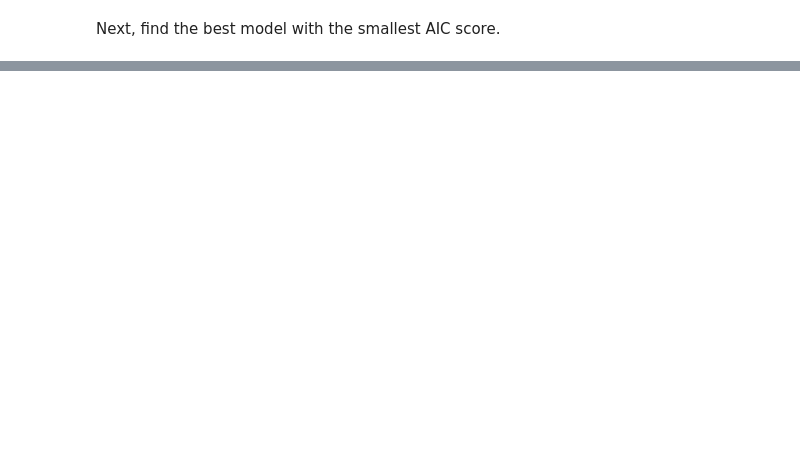
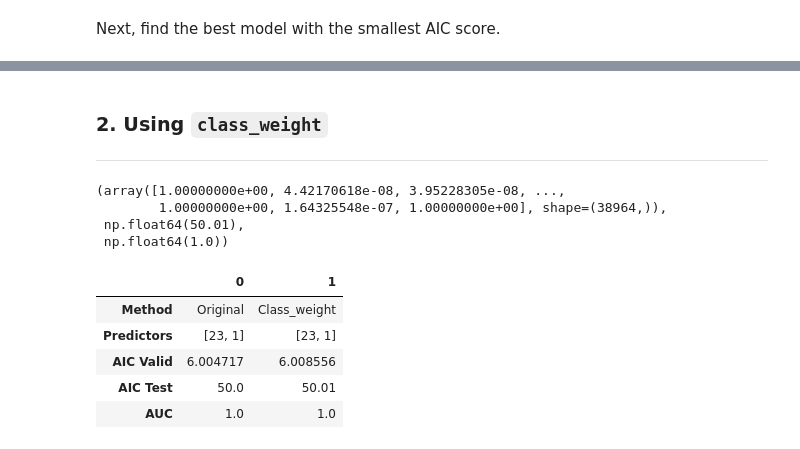
Before and after one commit to axeltanjung/airline_pessengger_sentiment, a Jupyter notebook: notebook/airline_pred.ipynb, the cells around one changed output, grey strips where cells are left out. Saved outputs shown, nothing was run; the diff lists cells and outputs as text; code cells hidden in the pictures; blank space fills up the shorter version.

```diff
--- a/notebook/airline_pred.ipynb
+++ b/notebook/airline_pred.ipynb
@@ -2025,0 +2138,7 @@ Next, find the best model with the smallest AIC score.
+# %%
+y_pred_test, aic_test, auc = predict_test(X_test = X_test,
+                                          y_test = y_test,
+                                          model = best_model_ori,
+                                          predictors = best_predictors)
+
+y_pred_test, aic_test, auc
@@ -2025,0 +2150,10 @@ Next, find the best model with the smallest AIC score.
+# %%
+# Summarize in a table
+model_eval = pd.Series({'Method': 'Original',
+                        'Predictors' : best_predictors,
+                        'AIC Valid': best_AIC,
+                        'AIC Test' : aic_test,
+                        'AUC' : auc})
+
+model_eval = model_eval.to_frame()
+model_eval
@@ -2025,0 +2174,35 @@ Next, find the best model with the smallest AIC score.
+# %% [markdown]
+### **2. Using `class_weight`**
+---
+# %%
+y_pred_test_weight, aic_test_weight, auc_weight = predict_test(X_test = X_test,
+                                                               y_test = y_test,
+                                                               model = best_weight_model,
+                                                               predictors = best_predictors_weight)
+
+y_pred_test_weight, aic_test_weight, auc_weight
+# %% [output]
+(array([1.00000000e+00, 4.42170618e-08, 3.95228305e-08, ...,
+        1.00000000e+00, 1.64325548e-07, 1.00000000e+00], shape=(38964,)),
+ np.float64(50.01),
+ np.float64(1.0))
+# %%
+# Summarize the class_weight model performance
+weight_eval = pd.Series({'Method': 'Class_weight',
+                        'Predictors' : best_predictors_weight,
+                        'AIC Valid': best_AIC_weight,
+                        'AIC Test' : aic_test_weight,
+                        'AUC' : auc_weight})
+
+# Concatenate to model_eval summary
+model_eval = pd.concat([model_eval, weight_eval],
+                       axis=1,
+                       ignore_index=True)
+model_eval
+# %% [output]
+|  | 0 | 1 |
+| Method | Original | Class_weight |
+| Predictors | [23, 1] | [23, 1] |
+| AIC Valid | 6.004717 | 6.008556 |
+| AIC Test | 50.0 | 50.01 |
+| AUC | 1.0 | 1.0 |
```
Also changed, not shown: parts of 18 cells of this notebook.
